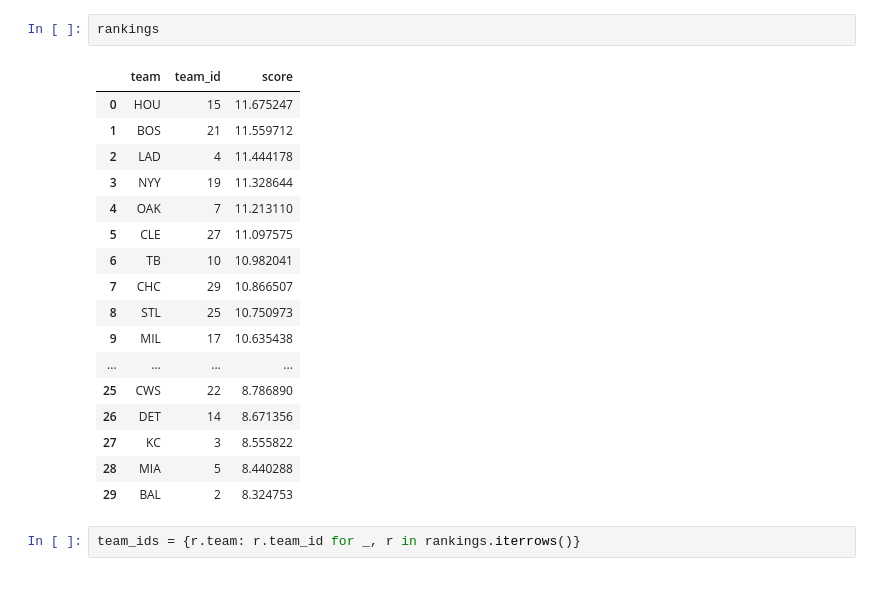
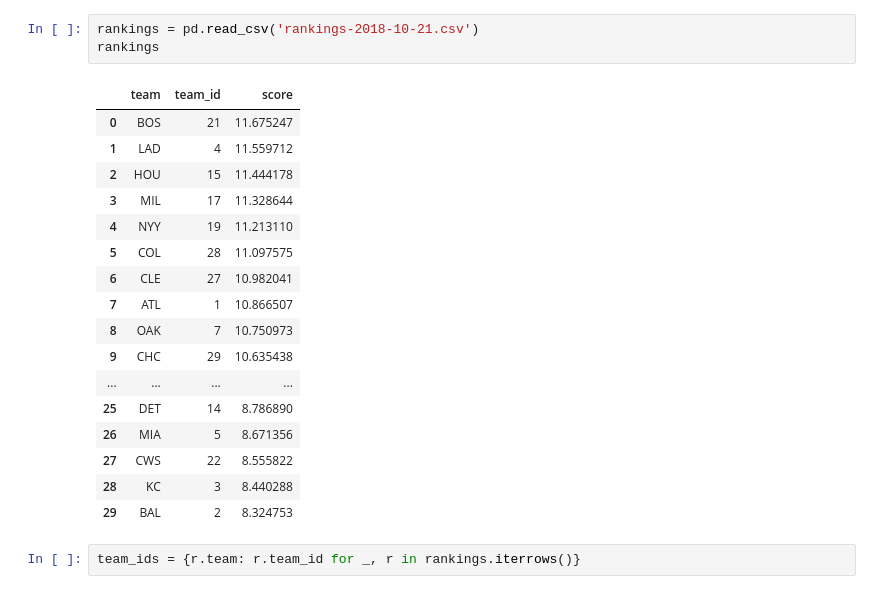
Before and after one commit to dantegates/mlb-statcast, a Jupyter notebook: bayesian-ranking-full.ipynb, the cells around one changed output. Drawn from its saved outputs; the diff is of its cells as text.

```diff
--- a/bayesian-ranking-full.ipynb
+++ b/bayesian-ranking-full.ipynb
@@ -65,24 +58,25 @@ df.head()
 | 4 | ARI | 0 | HOU | 15 | 1 | 1 | 2 |
-# %%
-rankings
-# %% [output]
-|  | team | team_id | score |
-| 0 | HOU | 15 | 11.675247 |
-| 1 | BOS | 21 | 11.559712 |
-| 2 | LAD | 4 | 11.444178 |
-| 3 | NYY | 19 | 11.328644 |
-| 4 | OAK | 7 | 11.213110 |
-| 5 | CLE | 27 | 11.097575 |
-| 6 | TB | 10 | 10.982041 |
-| 7 | CHC | 29 | 10.866507 |
-| 8 | STL | 25 | 10.750973 |
-| 9 | MIL | 17 | 10.635438 |
-| ... | ... | ... | ... |
-| 25 | CWS | 22 | 8.786890 |
-| 26 | DET | 14 | 8.671356 |
-| 27 | KC | 3 | 8.555822 |
-| 28 | MIA | 5 | 8.440288 |
-| 29 | BAL | 2 | 8.324753 |
+# %%
+rankings = pd.read_csv('rankings-2018-10-21.csv')
+rankings
+# %% [output]
+|  | team | team_id | score |
+| 0 | BOS | 21 | 11.675247 |
+| 1 | LAD | 4 | 11.559712 |
+| 2 | HOU | 15 | 11.444178 |
+| 3 | MIL | 17 | 11.328644 |
+| 4 | NYY | 19 | 11.213110 |
+| 5 | COL | 28 | 11.097575 |
+| 6 | CLE | 27 | 10.982041 |
+| 7 | ATL | 1 | 10.866507 |
+| 8 | OAK | 7 | 10.750973 |
+| 9 | CHC | 29 | 10.635438 |
+| ... | ... | ... | ... |
+| 25 | DET | 14 | 8.786890 |
+| 26 | MIA | 5 | 8.671356 |
+| 27 | CWS | 22 | 8.555822 |
+| 28 | KC | 3 | 8.440288 |
+| 29 | BAL | 2 | 8.324753 |
 # %%
 team_ids = {r.team: r.team_id for _, r in rankings.iterrows()}
 # %%
```
Also changed, not shown: parts of 42 cells of this notebook.
